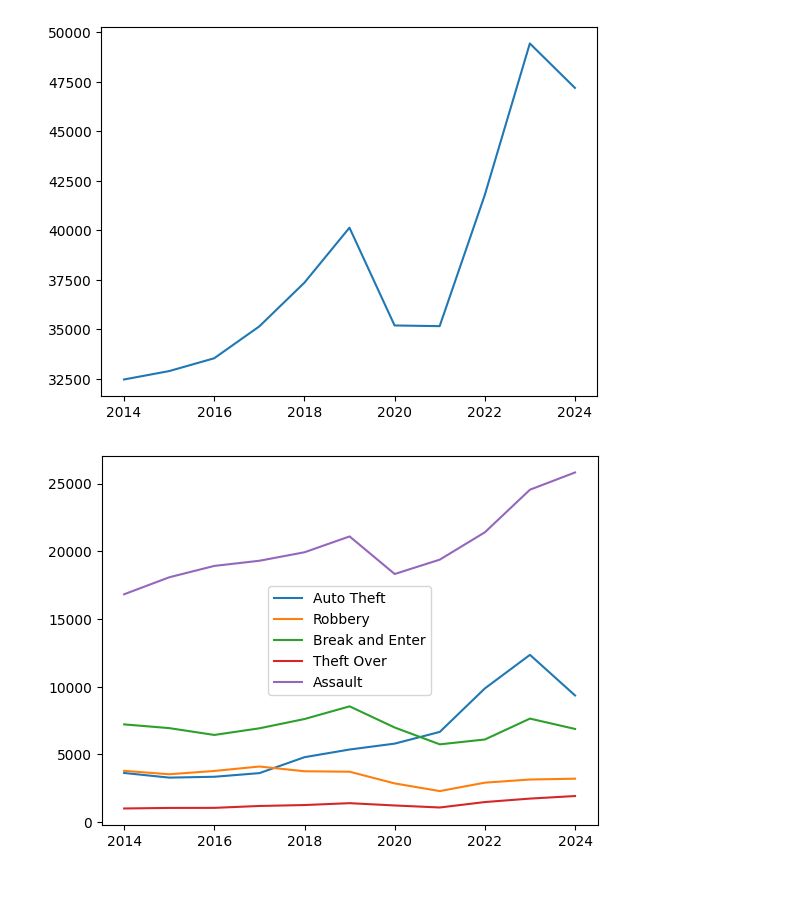
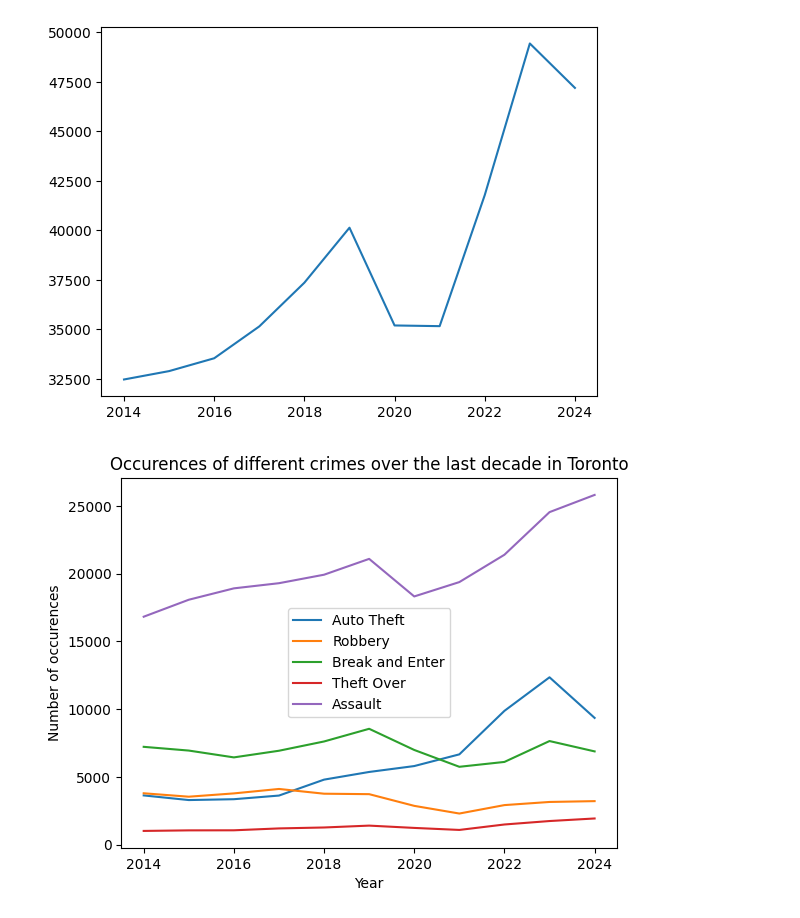
Before and after one commit to Double-Dev/CSCI403-FinalProject, a Jupyter notebook: Stats/stats.ipynb, the cells around one changed output. Cells and saved outputs as stored; diff of their text form; code cells hidden in the pictures; blank space fills up the shorter version.

Commit message:
Created over time plot, added to stats folder for organization

```diff
--- a/stats.ipynb
+++ b/Stats/stats.ipynb
@@ -69,11 +69,14 @@ plt.show()
 # %%
 dfgg = df.groupby(by=['REPORT_YEAR','MCI_CATEGORY']).size().reset_index().rename(columns={0:'COUNT'})
 crimes = list(set(dfgg['MCI_CATEGORY']))
 #years = list(range(2014,2025))
 
 for crime in crimes:
     plt.plot(dfgg[dfgg['MCI_CATEGORY'] == crime]['REPORT_YEAR'], dfgg[dfgg['MCI_CATEGORY'] == crime]['COUNT'],label=crime)
 plt.legend()
+plt.ylabel("Number of occurences")
+plt.xlabel("Year")
+plt.title("Occurences of different crimes over the last decade in Toronto")
 plt.show()
 # %% [output]
-[figure, old version]
+[figure, new version]
```
Also changed, not shown: 2 other files.
